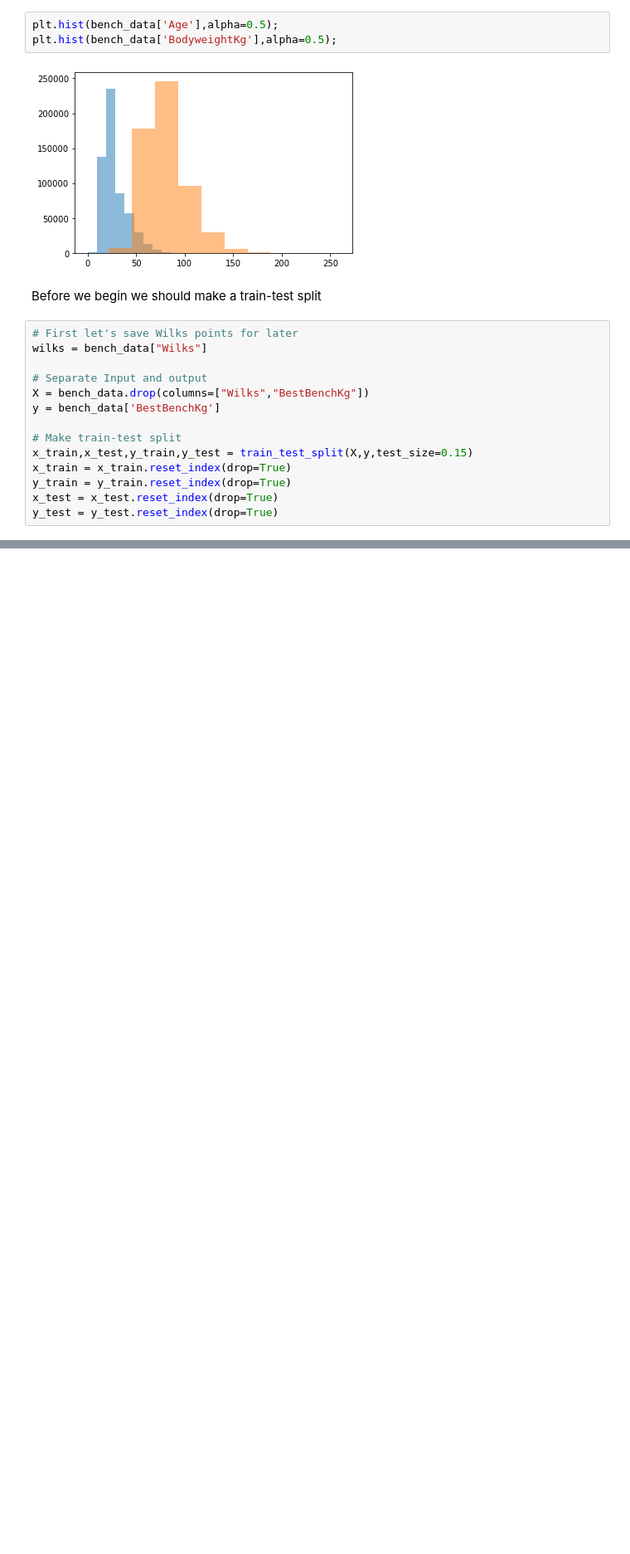
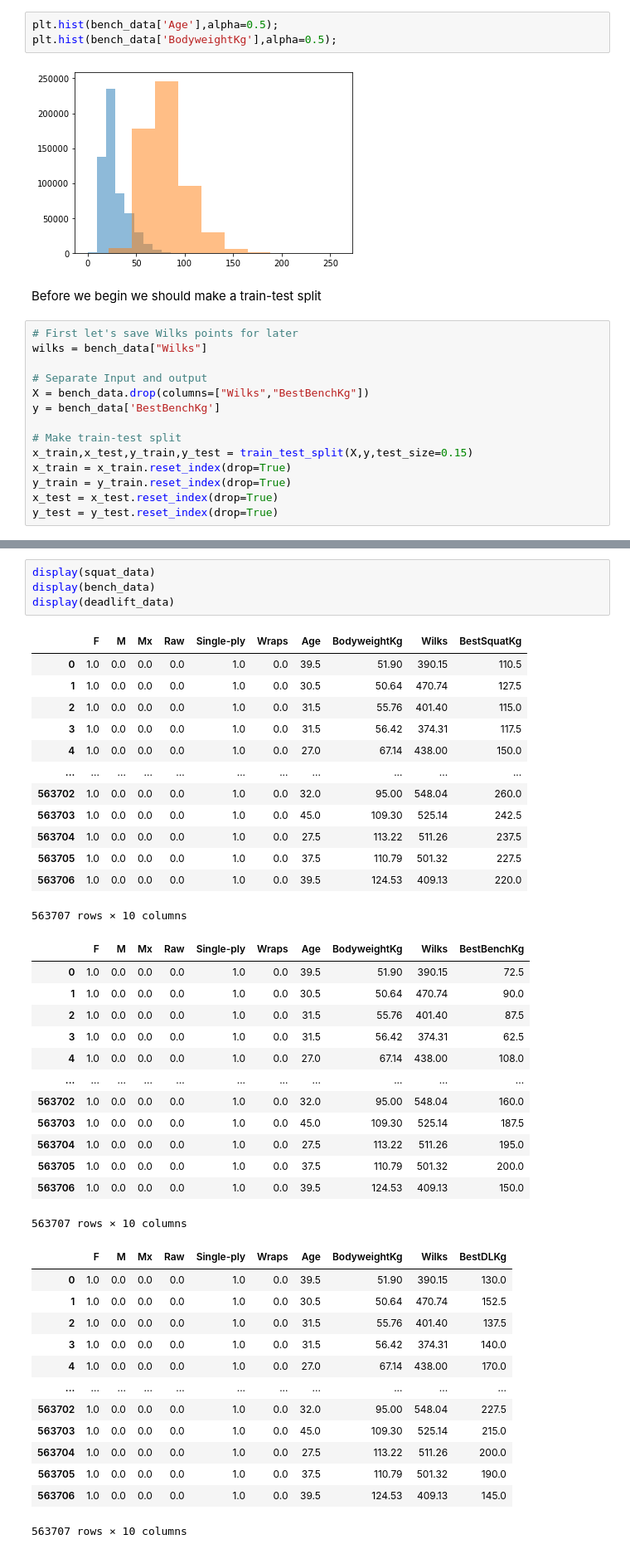
Before and after one commit to chris-derman03/Powerlifting-Analysis, a Jupyter notebook: Data Anaylsis.ipynb, the cells around one changed output, grey strips where cells are left out. Shown at 83% size. Drawn from its saved outputs; the diff is of its cells as text; blank space fills up the shorter version.

```diff
--- a/Data Anaylsis.ipynb
+++ b/Data Anaylsis.ipynb
@@ -385,0 +406,44 @@ x_test
+# %%
+display(squat_data)
+display(bench_data)
+display(deadlift_data)
+# %% [output]
+|  | F | M | Mx | Raw | Single-ply | Wraps | Age | BodyweightKg | Wilks | BestSquatKg |
+| 0 | 1.0 | 0.0 | 0.0 | 0.0 | 1.0 | 0.0 | 39.5 | 51.90 | 390.15 | 110.5 |
+| 1 | 1.0 | 0.0 | 0.0 | 0.0 | 1.0 | 0.0 | 30.5 | 50.64 | 470.74 | 127.5 |
+| 2 | 1.0 | 0.0 | 0.0 | 0.0 | 1.0 | 0.0 | 31.5 | 55.76 | 401.40 | 115.0 |
+| 3 | 1.0 | 0.0 | 0.0 | 0.0 | 1.0 | 0.0 | 31.5 | 56.42 | 374.31 | 117.5 |
+| 4 | 1.0 | 0.0 | 0.0 | 0.0 | 1.0 | 0.0 | 27.0 | 67.14 | 438.00 | 150.0 |
+| ... | ... | ... | ... | ... | ... | ... | ... | ... | ... | ... |
+| 563702 | 1.0 | 0.0 | 0.0 | 0.0 | 1.0 | 0.0 | 32.0 | 95.00 | 548.04 | 260.0 |
+| 563703 | 1.0 | 0.0 | 0.0 | 0.0 | 1.0 | 0.0 | 45.0 | 109.30 | 525.14 | 242.5 |
+| 563704 | 1.0 | 0.0 | 0.0 | 0.0 | 1.0 | 0.0 | 27.5 | 113.22 | 511.26 | 237.5 |
+| 563705 | 1.0 | 0.0 | 0.0 | 0.0 | 1.0 | 0.0 | 37.5 | 110.79 | 501.32 | 227.5 |
+| 563706 | 1.0 | 0.0 | 0.0 | 0.0 | 1.0 | 0.0 | 39.5 | 124.53 | 409.13 | 220.0 |
+563707 rows × 10 columns
+|  | F | M | Mx | Raw | Single-ply | Wraps | Age | BodyweightKg | Wilks | BestBenchKg |
+| 0 | 1.0 | 0.0 | 0.0 | 0.0 | 1.0 | 0.0 | 39.5 | 51.90 | 390.15 | 72.5 |
+| 1 | 1.0 | 0.0 | 0.0 | 0.0 | 1.0 | 0.0 | 30.5 | 50.64 | 470.74 | 90.0 |
+| 2 | 1.0 | 0.0 | 0.0 | 0.0 | 1.0 | 0.0 | 31.5 | 55.76 | 401.40 | 87.5 |
+| 3 | 1.0 | 0.0 | 0.0 | 0.0 | 1.0 | 0.0 | 31.5 | 56.42 | 374.31 | 62.5 |
+| 4 | 1.0 | 0.0 | 0.0 | 0.0 | 1.0 | 0.0 | 27.0 | 67.14 | 438.00 | 108.0 |
+| ... | ... | ... | ... | ... | ... | ... | ... | ... | ... | ... |
+| 563702 | 1.0 | 0.0 | 0.0 | 0.0 | 1.0 | 0.0 | 32.0 | 95.00 | 548.04 | 160.0 |
+| 563703 | 1.0 | 0.0 | 0.0 | 0.0 | 1.0 | 0.0 | 45.0 | 109.30 | 525.14 | 187.5 |
+| 563704 | 1.0 | 0.0 | 0.0 | 0.0 | 1.0 | 0.0 | 27.5 | 113.22 | 511.26 | 195.0 |
+| 563705 | 1.0 | 0.0 | 0.0 | 0.0 | 1.0 | 0.0 | 37.5 | 110.79 | 501.32 | 200.0 |
+| 563706 | 1.0 | 0.0 | 0.0 | 0.0 | 1.0 | 0.0 | 39.5 | 124.53 | 409.13 | 150.0 |
+563707 rows × 10 columns
+|  | F | M | Mx | Raw | Single-ply | Wraps | Age | BodyweightKg | Wilks | BestDLKg |
+| 0 | 1.0 | 0.0 | 0.0 | 0.0 | 1.0 | 0.0 | 39.5 | 51.90 | 390.15 | 130.0 |
+| 1 | 1.0 | 0.0 | 0.0 | 0.0 | 1.0 | 0.0 | 30.5 | 50.64 | 470.74 | 152.5 |
+| 2 | 1.0 | 0.0 | 0.0 | 0.0 | 1.0 | 0.0 | 31.5 | 55.76 | 401.40 | 137.5 |
+| 3 | 1.0 | 0.0 | 0.0 | 0.0 | 1.0 | 0.0 | 31.5 | 56.42 | 374.31 | 140.0 |
+| 4 | 1.0 | 0.0 | 0.0 | 0.0 | 1.0 | 0.0 | 27.0 | 67.14 | 438.00 | 170.0 |
+| ... | ... | ... | ... | ... | ... | ... | ... | ... | ... | ... |
+| 563702 | 1.0 | 0.0 | 0.0 | 0.0 | 1.0 | 0.0 | 32.0 | 95.00 | 548.04 | 227.5 |
+| 563703 | 1.0 | 0.0 | 0.0 | 0.0 | 1.0 | 0.0 | 45.0 | 109.30 | 525.14 | 215.0 |
+| 563704 | 1.0 | 0.0 | 0.0 | 0.0 | 1.0 | 0.0 | 27.5 | 113.22 | 511.26 | 200.0 |
+| 563705 | 1.0 | 0.0 | 0.0 | 0.0 | 1.0 | 0.0 | 37.5 | 110.79 | 501.32 | 190.0 |
+| 563706 | 1.0 | 0.0 | 0.0 | 0.0 | 1.0 | 0.0 | 39.5 | 124.53 | 409.13 | 145.0 |
+563707 rows × 10 columns
```
Also changed, not shown: parts of 20 cells of this notebook.
